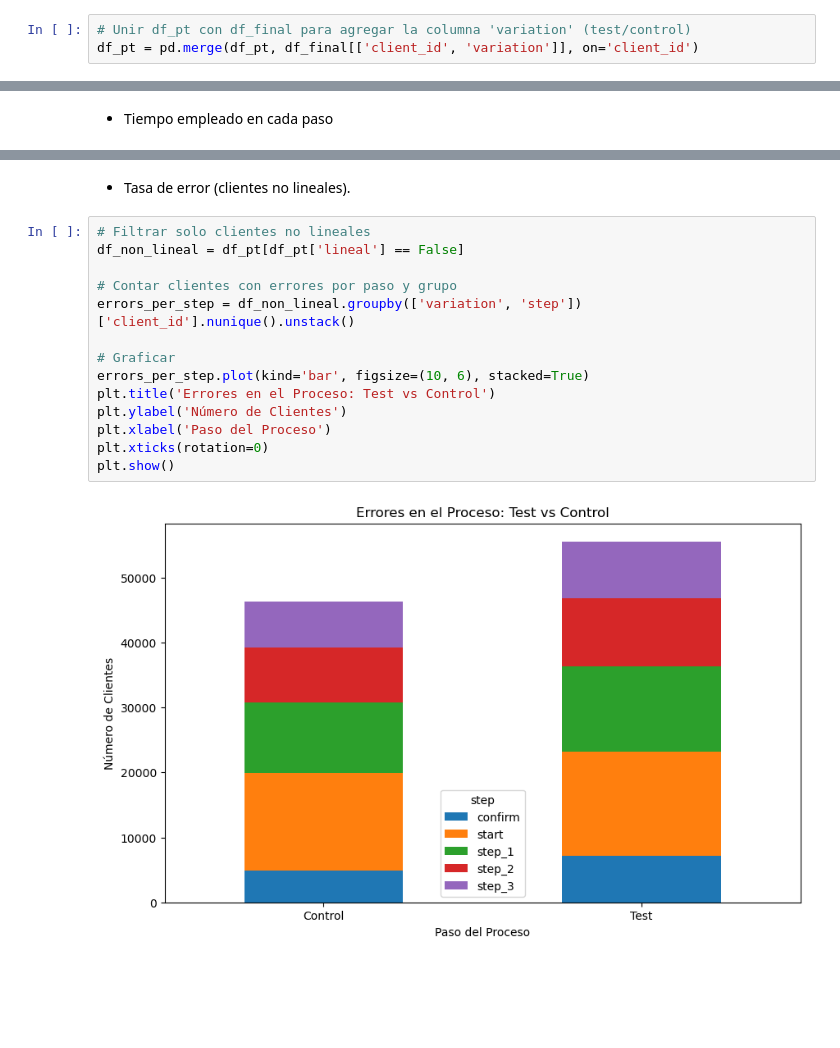
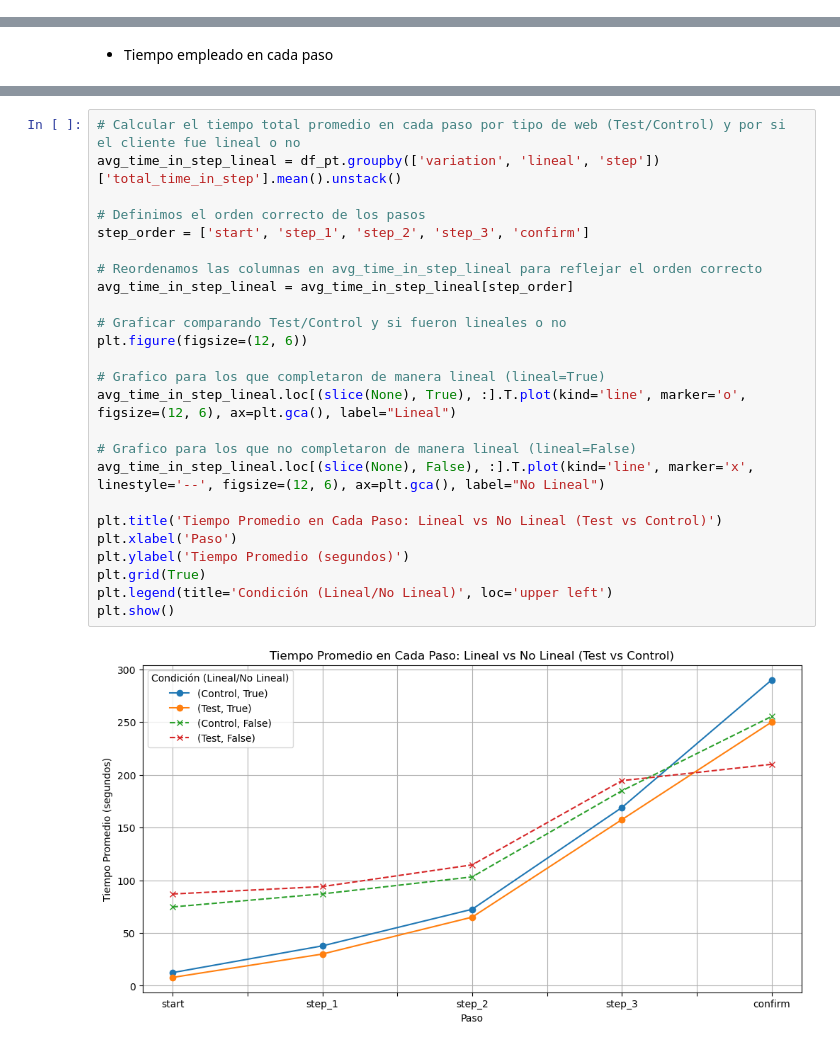
Before and after one commit to adrianlardies/vanguard-ab-test, a Jupyter notebook: main.ipynb, the cells around one changed output, grey strips where cells are left out. Drawn from its saved outputs; the diff is of its cells as text; blank space fills up the shorter version.

```diff
--- a/main.ipynb
+++ b/main.ipynb
@@ -878,3 +874,0 @@ df_pt = df_pt.merge(is_lineal.rename('lineal'), on=['client_id', 'visit_id'])
-# %%
-# Unir df_pt con df_final para agregar la columna 'variation' (test/control)
-df_pt = pd.merge(df_pt, df_final[['client_id', 'variation']], on='client_id')
@@ -978,18 +924,27 @@ plt.show()
-# %% [markdown]
-- Tasa de error (clientes no lineales).
-# %%
-# Filtrar solo clientes no lineales
-df_non_lineal = df_pt[df_pt['lineal'] == False]
-
-# Contar clientes con errores por paso y grupo
-errors_per_step = df_non_lineal.groupby(['variation', 'step'])['client_id'].nunique().unstack()
-
-# Graficar
-errors_per_step.plot(kind='bar', figsize=(10, 6), stacked=True)
-plt.title('Errores en el Proceso: Test vs Control')
-plt.ylabel('Número de Clientes')
-plt.xlabel('Paso del Proceso')
-plt.xticks(rotation=0)
-plt.show()
-# %% [output]
-[figure, removed]
+# %%
+# Calcular el tiempo total promedio en cada paso por tipo de web (Test/Control) y por si el cliente fue lineal o no
+avg_time_in_step_lineal = df_pt.groupby(['variation', 'lineal', 'step'])['total_time_in_step'].mean().unstack()
+
+# Definimos el orden correcto de los pasos
+step_order = ['start', 'step_1', 'step_2', 'step_3', 'confirm']
+
+# Reordenamos las columnas en avg_time_in_step_lineal para reflejar el orden correcto
+avg_time_in_step_lineal = avg_time_in_step_lineal[step_order]
+
+# Graficar comparando Test/Control y si fueron lineales o no
+plt.figure(figsize=(12, 6))
+
+# Grafico para los que completaron de manera lineal (lineal=True)
+avg_time_in_step_lineal.loc[(slice(None), True), :].T.plot(kind='line', marker='o', figsize=(12, 6), ax=plt.gca(), label="Lineal")
+
+# Grafico para los que no completaron de manera lineal (lineal=False)
+avg_time_in_step_lineal.loc[(slice(None), False), :].T.plot(kind='line', marker='x', linestyle='--', figsize=(12, 6), ax=plt.gca(), label="No Lineal")
+
+plt.title('Tiempo Promedio en Cada Paso: Lineal vs No Lineal (Test vs Control)')
+plt.xlabel('Paso')
+plt.ylabel('Tiempo Promedio (segundos)')
+plt.grid(True)
+plt.legend(title='Condición (Lineal/No Lineal)', loc='upper left')
+plt.show()
+# %% [output]
+[figure, added]
```
Also changed, not shown: parts of 47 cells of this notebook.
